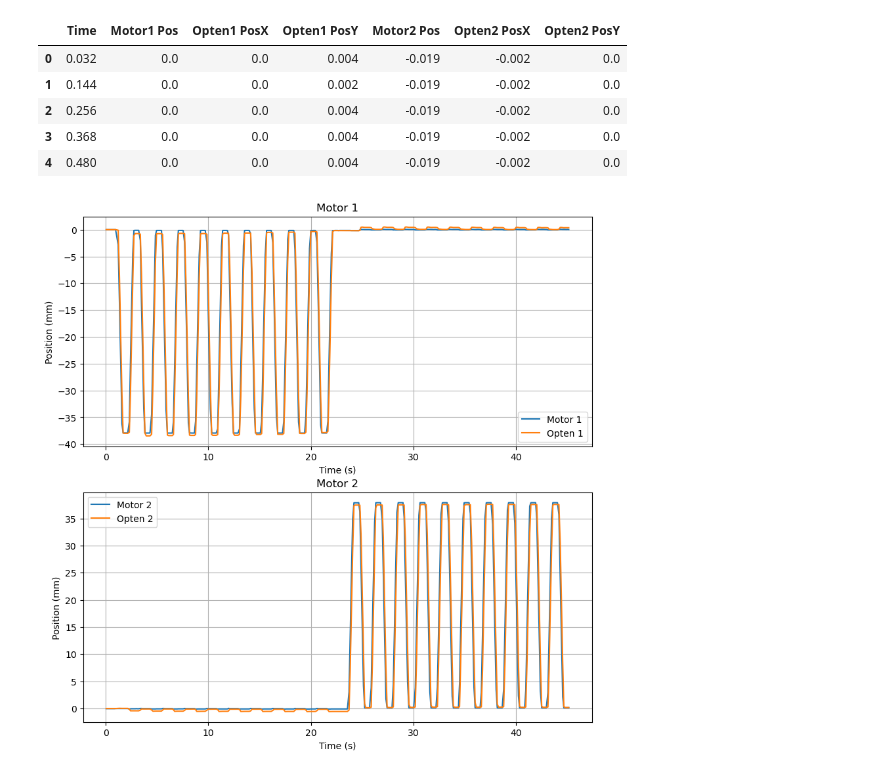
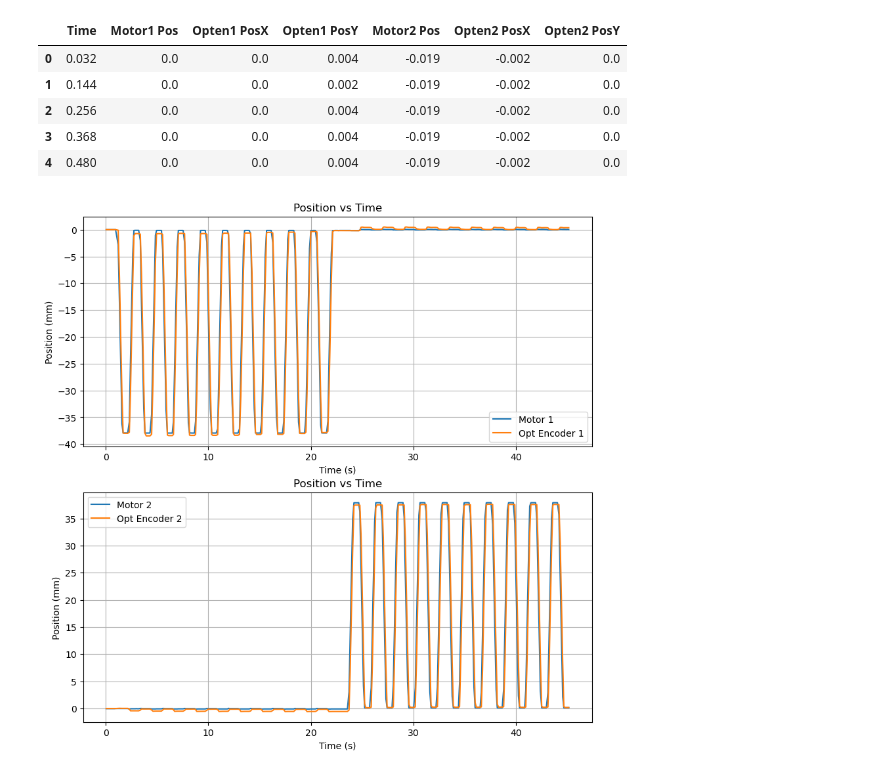
Before and after one commit to ryanlleung/PBN-Control, a Jupyter notebook: data_reader.ipynb, the cells around one changed output. Cells and saved outputs as stored; diff of their text form; code cells hidden in the pictures.

```diff
--- a/data_reader.ipynb
+++ b/data_reader.ipynb
@@ -19,27 +19,27 @@ df_motor.head()
 # %%
 time_motor = df_motor['Time'].values
 x_motor1 = df_motor['Motor1 Pos'].values
 x_opten1 = df_motor['Opten1 PosX'].values
 y_opten1 = df_motor['Opten1 PosY'].values
 x_motor2 = df_motor['Motor2 Pos'].values
 x_opten2 = -df_motor['Opten2 PosX'].values
 y_opten2 = df_motor['Opten2 PosY'].values
 
 fig, ax = plt.subplots(2, 1, figsize=(10, 10))
 ax[0].plot(time_motor, x_motor1, label='Motor 1')
-ax[0].plot(time_motor, x_opten1, label='Opten 1')
+ax[0].plot(time_motor, x_opten1, label='Opt Encoder 1')
 ax[1].plot(time_motor, x_motor2, label='Motor 2')
-ax[1].plot(time_motor, x_opten2, label='Opten 2')
-ax[0].set_title('Motor 1')
-ax[1].set_title('Motor 2')
+ax[1].plot(time_motor, x_opten2, label='Opt Encoder 2')
+ax[0].set_title('Position vs Time')
+ax[1].set_title('Position vs Time')
 ax[0].set_xlabel('Time (s)')
 ax[1].set_xlabel('Time (s)')
 ax[0].set_ylabel('Position (mm)')
 ax[1].set_ylabel('Position (mm)')
 ax[0].legend()
 ax[1].legend()
 ax[0].grid()
 ax[1].grid()
 plt.show()
 # %% [output]
-[figure, old version]
+[figure, new version]
```
Also changed, not shown: parts of 2 cells of this notebook, 4 other files.
